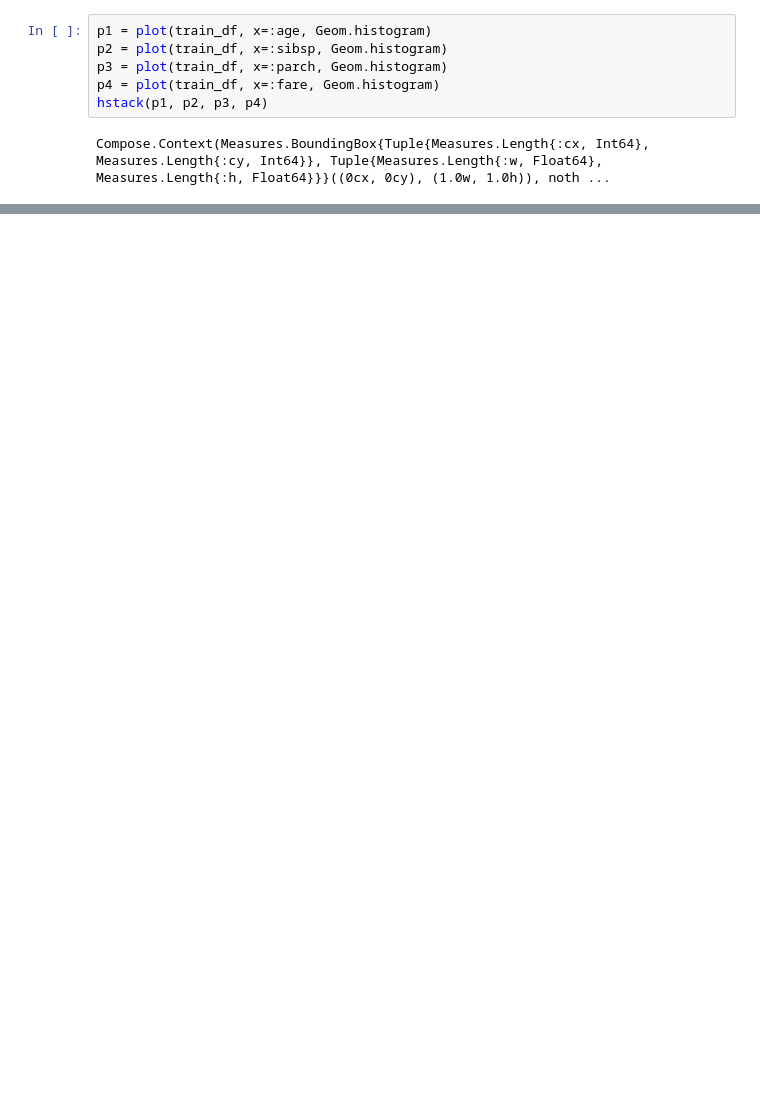
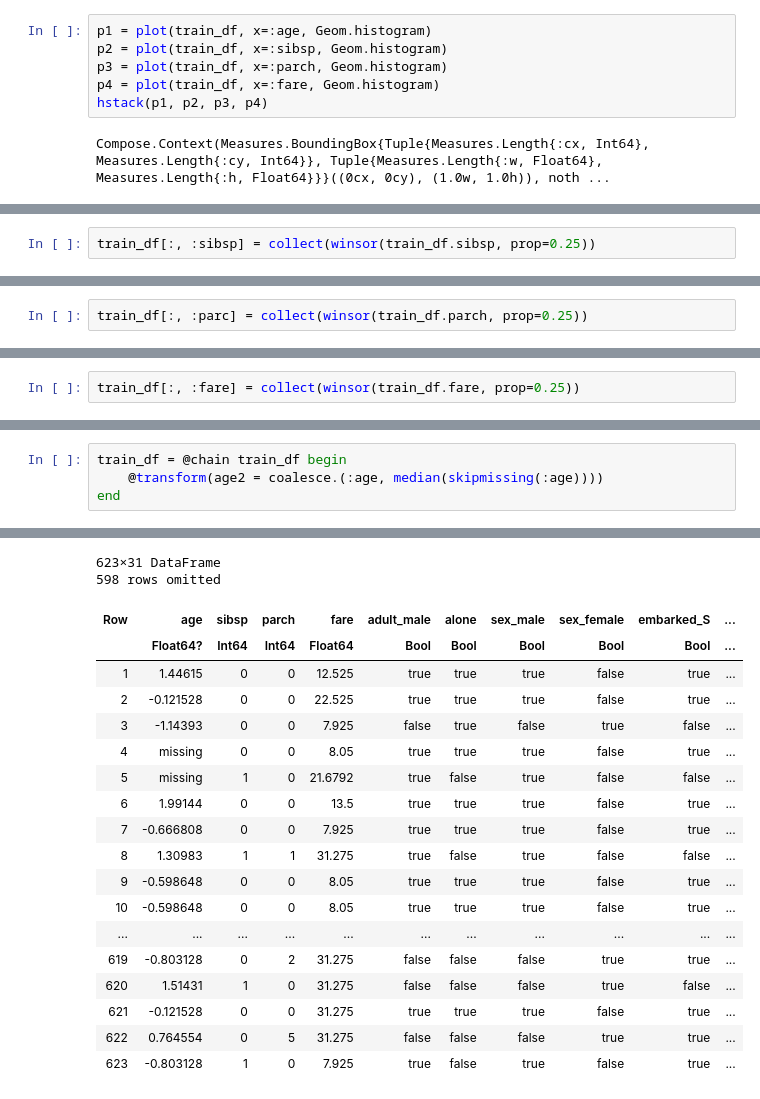
Before and after one commit to ktman-ktman/100knock-process-visualization, a Jupyter notebook: notebook/julia/chapter7.ipynb, the cells around one changed output, grey strips where cells are left out. Saved outputs shown, nothing was run; the diff lists cells and outputs as text; blank space fills up the shorter version.

```diff
--- a/notebook/julia/chapter7.ipynb
+++ b/notebook/julia/chapter7.ipynb
@@ -362,0 +398,2 @@ p1.layers
+# %%
+train_df[:, :sibsp] = collect(winsor(train_df.sibsp, prop=0.25))
@@ -362,0 +408,2 @@ p1.layers
+# %%
+train_df[:, :parc] = collect(winsor(train_df.parch, prop=0.25))
@@ -362,0 +418,2 @@ p1.layers
+# %%
+train_df[:, :fare] = collect(winsor(train_df.fare, prop=0.25))
@@ -362,0 +463,5 @@ p1.layers
+# %%
+train_df = @chain train_df begin
+    @transform(age2 = coalesce.(:age, median(skipmissing(:age))))
+end
+# %% [output]
@@ -362,0 +470,20 @@ p1.layers
+623×31 DataFrame
+598 rows omitted
+| Row | age | sibsp | parch | fare | adult_male | alone | sex_male | sex_female | embarked_S | ... |
+|  | Float64? | Int64 | Int64 | Float64 | Bool | Bool | Bool | Bool | Bool | ... |
+| 1 | 1.44615 | 0 | 0 | 12.525 | true | true | true | false | true | ... |
+| 2 | -0.121528 | 0 | 0 | 22.525 | true | true | true | false | true | ... |
+| 3 | -1.14393 | 0 | 0 | 7.925 | false | true | false | true | false | ... |
+| 4 | missing | 0 | 0 | 8.05 | true | true | true | false | true | ... |
+| 5 | missing | 1 | 0 | 21.6792 | true | false | true | false | false | ... |
+| 6 | 1.99144 | 0 | 0 | 13.5 | true | true | true | false | true | ... |
+| 7 | -0.666808 | 0 | 0 | 7.925 | true | true | true | false | true | ... |
+| 8 | 1.30983 | 1 | 1 | 31.275 | true | false | true | false | false | ... |
+| 9 | -0.598648 | 0 | 0 | 8.05 | true | true | true | false | true | ... |
+| 10 | -0.598648 | 0 | 0 | 8.05 | true | true | true | false | true | ... |
+| ... | ... | ... | ... | ... | ... | ... | ... | ... | ... | ... |
+| 619 | -0.803128 | 0 | 2 | 31.275 | false | false | false | true | true | ... |
+| 620 | 1.51431 | 1 | 0 | 31.275 | false | false | false | true | false | ... |
+| 621 | -0.121528 | 0 | 0 | 31.275 | true | true | true | false | true | ... |
+| 622 | 0.764554 | 0 | 5 | 31.275 | false | false | false | true | true | ... |
+| 623 | -0.803128 | 1 | 0 | 7.925 | true | false | true | false | true | ... |
```
Also changed, not shown: parts of 30 cells of this notebook, 2 other files.
